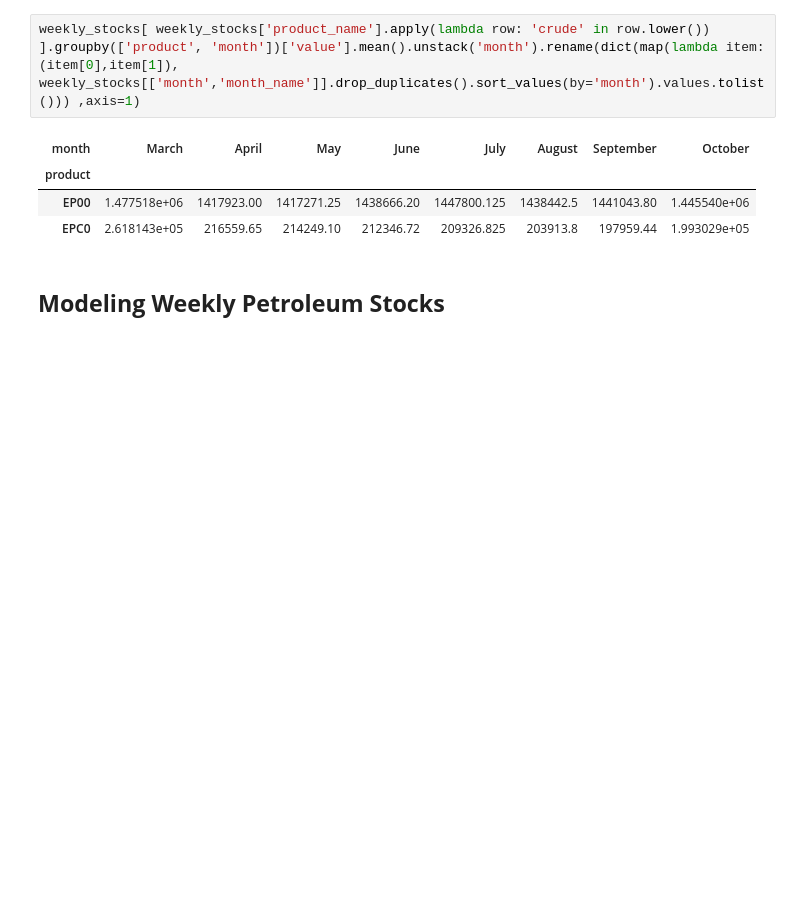
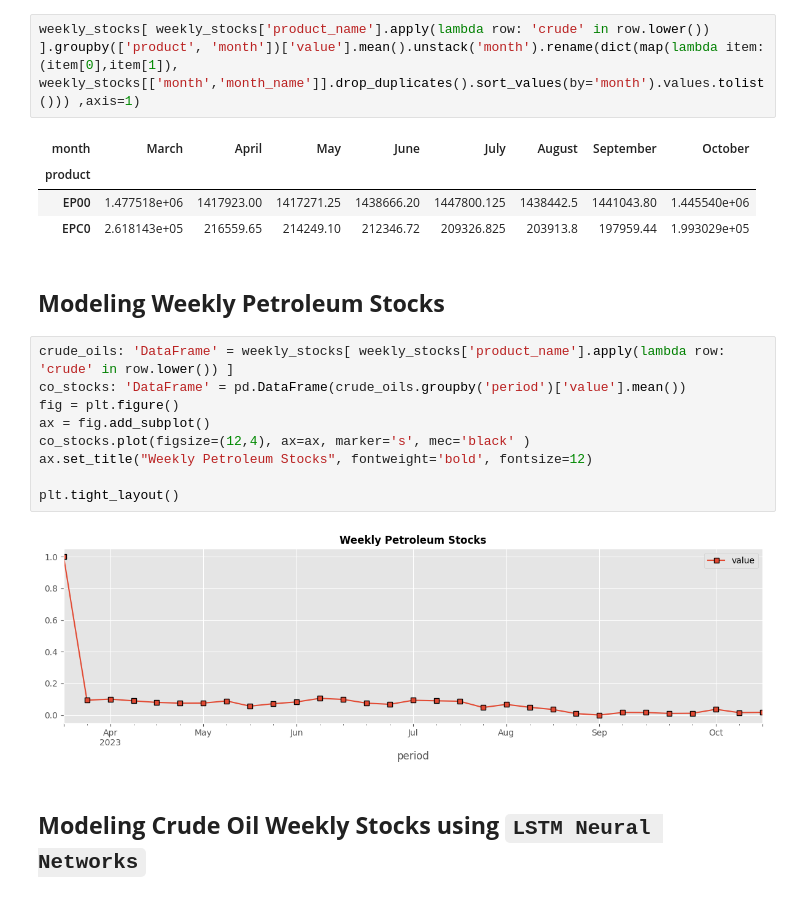
Before and after one commit to OdinProjectI/GasolinePricesAnalysis, a Jupyter notebook: CrudeOilStocks.ipynb, the cells around one changed output. Drawn from its saved outputs; the diff is of its cells as text; blank space fills up the shorter version.

Commit message:
Add initial LSTM Neural Network Model to Model the Crude Oil Weekly stocks

```diff
--- a/CrudeOilStocks.ipynb
+++ b/CrudeOilStocks.ipynb
@@ -131,3 +134,16 @@ weekly_stocks[ weekly_stocks['product_name'].apply(lambda row: 'crude' in row.lo
 | EPC0 | 2.618143e+05 | 216559.65 | 214249.10 | 212346.72 | 209326.825 | 203913.8 | 197959.44 | 1.993029e+05 |
 # %% [markdown]
 ## **Modeling Weekly Petroleum Stocks**
+# %%
+crude_oils: 'DataFrame' = weekly_stocks[ weekly_stocks['product_name'].apply(lambda row: 'crude' in row.lower()) ]
+co_stocks: 'DataFrame' = pd.DataFrame(crude_oils.groupby('period')['value'].mean())
+fig = plt.figure()
+ax = fig.add_subplot()
+co_stocks.plot(figsize=(12,4), ax=ax, marker='s', mec='black' )
+ax.set_title("Weekly Petroleum Stocks", fontweight='bold', fontsize=12)
+
+plt.tight_layout()
+# %% [output]
+[figure, added]
+# %% [markdown]
+## **Modeling Crude Oil Weekly Stocks using `LSTM Neural Networks`**
```
Also changed, not shown: parts of 8 cells of this notebook.
